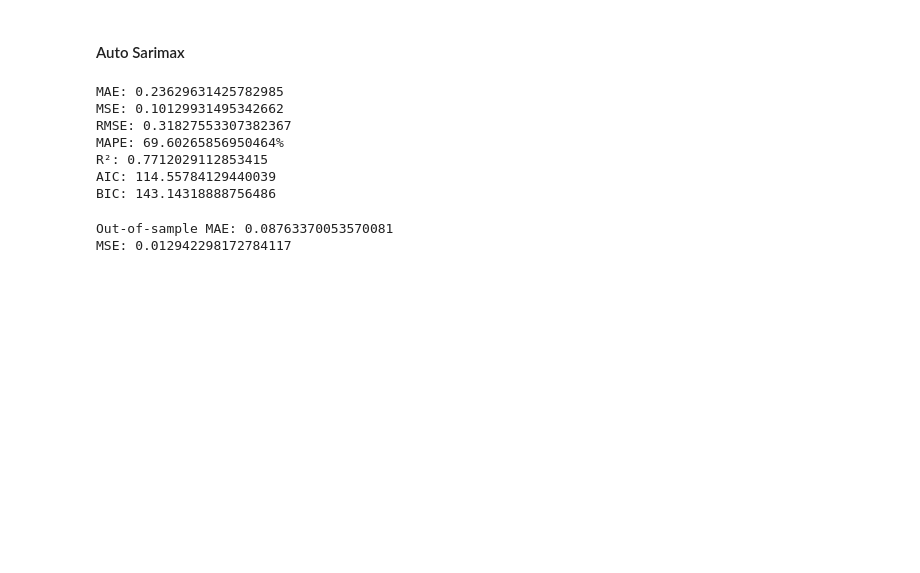
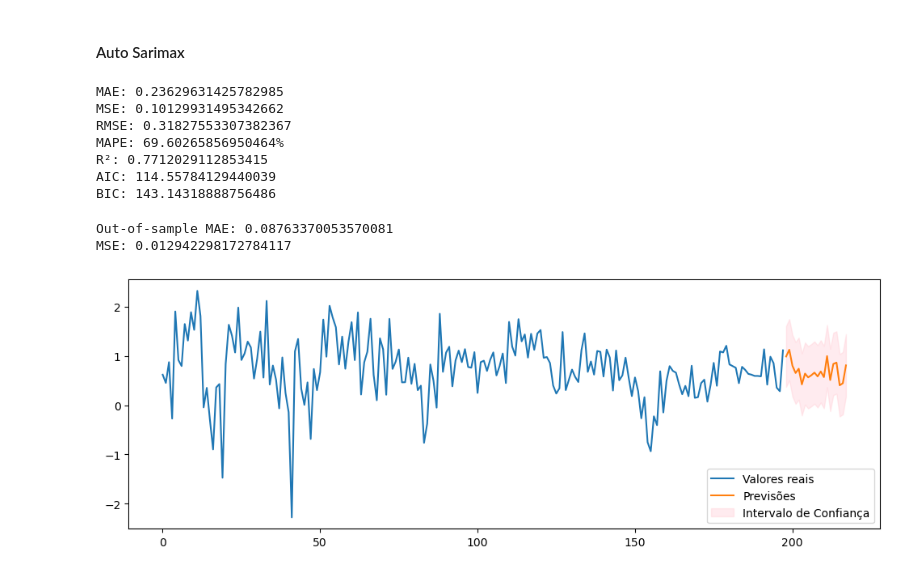
Before and after one commit to felipponn/time-series, a Jupyter notebook: sarima.ipynb, the cells around one changed output. Drawn from its saved outputs; the diff is of its cells as text; code cells hidden in the pictures; blank space fills up the shorter version.

```diff
--- a/sarima.ipynb
+++ b/sarima.ipynb
@@ -355,3 +386,21 @@ print(f"Out-of-sample MAE: {mae_outsample}", f"MSE: {mse_outsample}", sep="\n")
 # %% [output]
 Out-of-sample MAE: 0.08763370053570081
 MSE: 0.012942298172784117
+# %%
+forecast_index = range(len(us_change["Consumption"]), len(us_change["Consumption"]) + forecast_steps)
+
+plt.figure(figsize=(12, 4))
+plt.plot(us_change["Consumption"], label="Valores reais")
+plt.plot(forecast_index, forecast_auto_sarimax, label="Previsões")
+# Plot true values (in-sample)
+
+plt.fill_between(forecast_index,
+                 conf_interval[:, 0],
+                 conf_interval[:, 1],
+                 color='pink',
+                 alpha=0.3,
+                 label="Intervalo de Confiança")
+plt.legend()
+plt.show()
+# %% [output]
+[figure, added]
```
Also changed, not shown: parts of 9 cells of this notebook.
